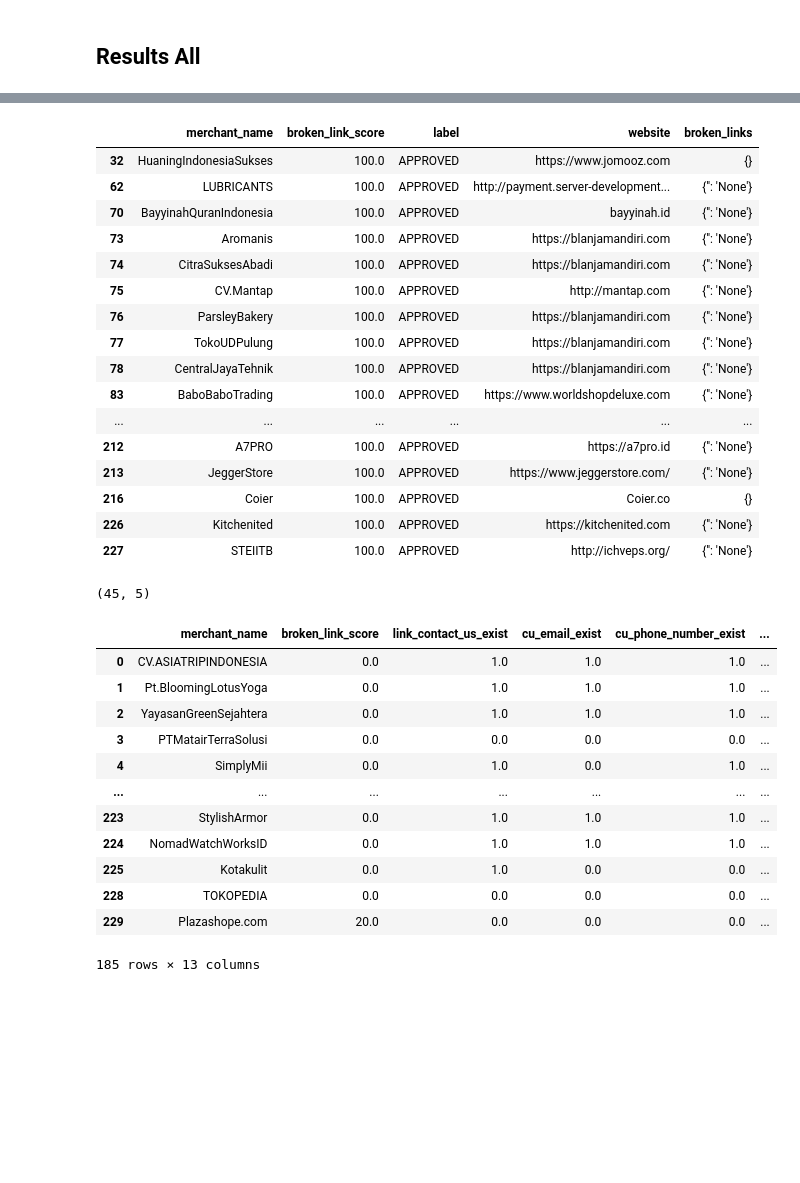
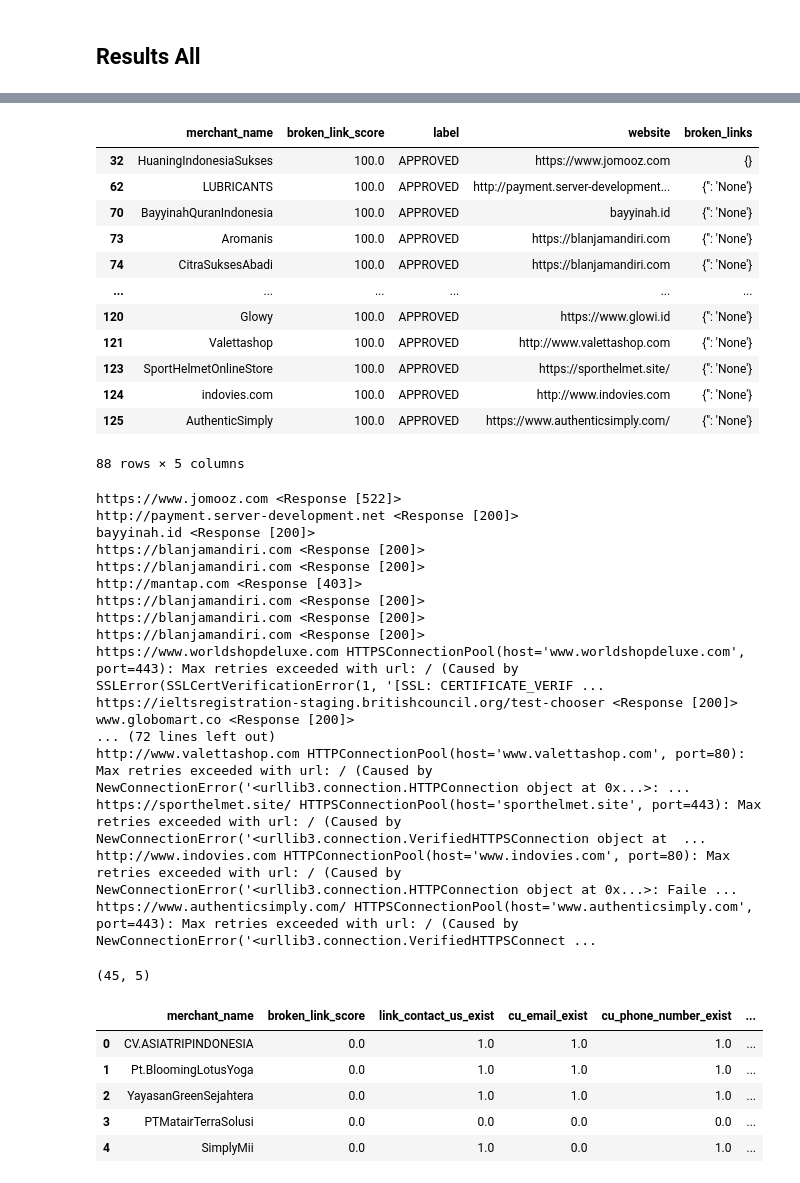
Before and after one commit to bahyhelmihp/web-crawler, a Jupyter notebook: api/datasets/Analyse Result.ipynb, the cells around one changed output, grey strips where cells are left out. Cells and saved outputs as stored; diff of their text form; code cells hidden in the pictures; blank space fills up the shorter version.

```diff
--- a/api/datasets/Analyse Result.ipynb
+++ b/api/datasets/Analyse Result.ipynb
@@ -24,7 +24,7 @@ input_df.to_csv("merchants_cleaned_stripped.csv")
 # %% [markdown]
 ## Results All
 # %%
-all_df = pd.read_csv("results_all.csv")
+all_df = pd.concat([pd.read_csv("results_all.csv"), pd.read_csv("results_all_2.csv")])
 # %%
 all_df = all_df.iloc[:,1:]
 # %%
@@ -68,14 +77,10 @@ anomaly_df
 | 70 | BayyinahQuranIndonesia | 100.0 | APPROVED | bayyinah.id | {'': 'None'} |
 | 73 | Aromanis | 100.0 | APPROVED | https://blanjamandiri.com | {'': 'None'} |
 | 74 | CitraSuksesAbadi | 100.0 | APPROVED | https://blanjamandiri.com | {'': 'None'} |
-| 75 | CV.Mantap | 100.0 | APPROVED | http://mantap.com | {'': 'None'} |
-| 76 | ParsleyBakery | 100.0 | APPROVED | https://blanjamandiri.com | {'': 'None'} |
-| 77 | TokoUDPulung | 100.0 | APPROVED | https://blanjamandiri.com | {'': 'None'} |
-| 78 | CentralJayaTehnik | 100.0 | APPROVED | https://blanjamandiri.com | {'': 'None'} |
-| 83 | BaboBaboTrading | 100.0 | APPROVED | https://www.worldshopdeluxe.com | {'': 'None'} |
 | ... | ... | ... | ... | ... | ... |
-| 212 | A7PRO | 100.0 | APPROVED | https://a7pro.id | {'': 'None'} |
-| 213 | JeggerStore | 100.0 | APPROVED | https://www.jeggerstore.com/ | {'': 'None'} |
-| 216 | Coier | 100.0 | APPROVED | Coier.co | {} |
-| 226 | Kitchenited | 100.0 | APPROVED | https://kitchenited.com | {'': 'None'} |
-| 227 | STEIITB | 100.0 | APPROVED | http://ichveps.org/ | {'': 'None'} |
+| 120 | Glowy | 100.0 | APPROVED | https://www.glowi.id | {'': 'None'} |
+| 121 | Valettashop | 100.0 | APPROVED | http://www.valettashop.com | {'': 'None'} |
+| 123 | SportHelmetOnlineStore | 100.0 | APPROVED | https://sporthelmet.site/ | {'': 'None'} |
+| 124 | indovies.com | 100.0 | APPROVED | http://www.indovies.com | {'': 'None'} |
+| 125 | AuthenticSimply | 100.0 | APPROVED | https://www.authenticsimply.com/ | {'': 'None'} |
+88 rows × 5 columns
@@ -82,3 +95,28 @@ anomaly_df
+# %%
+import requests
+for website in anomaly_df['website'].values:
+    try:
+        print(website + " " + str(requests.get(url_format_handler(website))))
+    except Exception as e:
+        print(website + " " + str(e))
+# %% [output]
+https://www.jomooz.com <Response [522]>
+http://payment.server-development.net <Response [200]>
+bayyinah.id <Response [200]>
+https://blanjamandiri.com <Response [200]>
+https://blanjamandiri.com <Response [200]>
+http://mantap.com <Response [403]>
+https://blanjamandiri.com <Response [200]>
+https://blanjamandiri.com <Response [200]>
+https://blanjamandiri.com <Response [200]>
+https://www.worldshopdeluxe.com HTTPSConnectionPool(host='www.worldshopdeluxe.com', port=443): Max retries exceeded with url: / (Caused by SSLError(SSLCertVerificationError(1, '[SSL: CERTIFICATE_VERIF ...
+https://ieltsregistration-staging.britishcouncil.org/test-chooser <Response [200]>
+www.globomart.co <Response [200]>
+... (72 lines left out)
+http://www.valettashop.com HTTPConnectionPool(host='www.valettashop.com', port=80): Max retries exceeded with url: / (Caused by NewConnectionError('<urllib3.connection.HTTPConnection object at 0x...>: ...
+https://sporthelmet.site/ HTTPSConnectionPool(host='sporthelmet.site', port=443): Max retries exceeded with url: / (Caused by NewConnectionError('<urllib3.connection.VerifiedHTTPSConnection object at  ...
+http://www.indovies.com HTTPConnectionPool(host='www.indovies.com', port=80): Max retries exceeded with url: / (Caused by NewConnectionError('<urllib3.connection.HTTPConnection object at 0x...>: Faile ...
+https://www.authenticsimply.com/ HTTPSConnectionPool(host='www.authenticsimply.com', port=443): Max retries exceeded with url: / (Caused by NewConnectionError('<urllib3.connection.VerifiedHTTPSConnect ...
 # %%
 anomaly_df.shape
 # %% [output]
@@ -87,18 +125,11 @@ anomaly_df.shape
 ## Remove anomaly
 processed_df = all_df[~all_df['website'].isin(anomaly_df['website'])]
 # %%
-processed_df
+processed_df.head()
 # %% [output]
 |  | merchant_name | broken_link_score | link_contact_us_exist | cu_email_exist | cu_phone_number_exist | ... |
 | 0 | CV.ASIATRIPINDONESIA | 0.0 | 1.0 | 1.0 | 1.0 | ... |
 | 1 | Pt.BloomingLotusYoga | 0.0 | 1.0 | 1.0 | 1.0 | ... |
 | 2 | YayasanGreenSejahtera | 0.0 | 1.0 | 1.0 | 1.0 | ... |
 | 3 | PTMatairTerraSolusi | 0.0 | 0.0 | 0.0 | 0.0 | ... |
 | 4 | SimplyMii | 0.0 | 1.0 | 0.0 | 1.0 | ... |
-| ... | ... | ... | ... | ... | ... | ... |
-| 223 | StylishArmor | 0.0 | 1.0 | 1.0 | 1.0 | ... |
-| 224 | NomadWatchWorksID | 0.0 | 1.0 | 1.0 | 1.0 | ... |
-| 225 | Kotakulit | 0.0 | 1.0 | 0.0 | 0.0 | ... |
-| 228 | TOKOPEDIA | 0.0 | 0.0 | 0.0 | 0.0 | ... |
-| 229 | Plazashope.com | 20.0 | 0.0 | 0.0 | 0.0 | ... |
-185 rows × 13 columns
```
Also changed, not shown: parts of 7 cells of this notebook, 1 other file.
